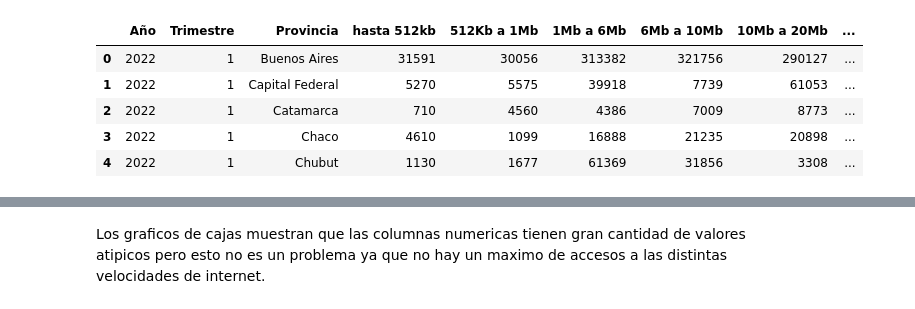
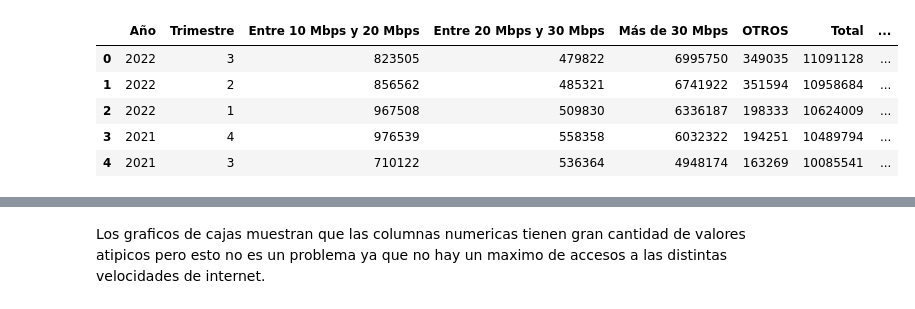
Before and after one commit to Galo0000/Analitics_Proyect, a Jupyter notebook: EDA.ipynb, the cells around one changed output, grey strips where cells are left out. Saved outputs shown, nothing was run; the diff lists cells and outputs as text; code cells hidden in the pictures.

```diff
--- a/EDA.ipynb
+++ b/EDA.ipynb
@@ -55,0 +14,3 @@ df = pd.read_pickle(f'./Internet_datasets/Acceso_Internet_Fijo_por_rangos_veloci
+# %%
+df_velocidad = pd.read_csv('./Internet_Accesos-por-velocidad.csv',delimiter=',')
+df_velocidad.head()
@@ -55,0 +46,7 @@ df = pd.read_pickle(f'./Internet_datasets/Acceso_Internet_Fijo_por_rangos_veloci
+# %%
+df_velocidad.drop(['Unnamed: 11'],axis=1,inplace=True)
+# %%
+df_velocidad[df_velocidad.columns[2:]] = df_velocidad[df_velocidad.columns[2:]].astype(str)
+df_velocidad[df_velocidad.columns[2:]] = df_velocidad[df_velocidad.columns[2:]].replace('\.', '', regex=True)
+df_velocidad[df_velocidad.columns[2:]] = df_velocidad[df_velocidad.columns[2:]].astype(int)
+df_velocidad.head()
@@ -56,9 +60,13 @@ df = pd.read_pickle(f'./Internet_datasets/Acceso_Internet_Fijo_por_rangos_veloci
+# %%
+df_velocidad['hasta 1Mbps'] = df_velocidad[df_velocidad.columns[2:4]].sum(axis=1)
+df_velocidad['1Mbps a 10Mbps'] = df_velocidad[df_velocidad.columns[4:6]].sum(axis=1)
+df_velocidad.drop(df_velocidad.columns[2:6],axis=1,inplace=True)
 # %%
-df.head()
+df_velocidad.head()
 # %% [output]
-|  | Año | Trimestre | Provincia | hasta 512kb | 512Kb a 1Mb | 1Mb a 6Mb | 6Mb a 10Mb | 10Mb a 20Mb | ... |
-| 0 | 2022 | 1 | Buenos Aires | 31591 | 30056 | 313382 | 321756 | 290127 | ... |
-| 1 | 2022 | 1 | Capital Federal | 5270 | 5575 | 39918 | 7739 | 61053 | ... |
-| 2 | 2022 | 1 | Catamarca | 710 | 4560 | 4386 | 7009 | 8773 | ... |
-| 3 | 2022 | 1 | Chaco | 4610 | 1099 | 16888 | 21235 | 20898 | ... |
-| 4 | 2022 | 1 | Chubut | 1130 | 1677 | 61369 | 31856 | 3308 | ... |
+|  | Año | Trimestre | Entre 10 Mbps y 20 Mbps | Entre 20 Mbps y 30 Mbps | Más de 30 Mbps | OTROS | Total | ... |
+| 0 | 2022 | 3 | 823505 | 479822 | 6995750 | 349035 | 11091128 | ... |
+| 1 | 2022 | 2 | 856562 | 485321 | 6741922 | 351594 | 10958684 | ... |
+| 2 | 2022 | 1 | 967508 | 509830 | 6336187 | 198333 | 10624009 | ... |
+| 3 | 2021 | 4 | 976539 | 558358 | 6032322 | 194251 | 10489794 | ... |
+| 4 | 2021 | 3 | 710122 | 536364 | 4948174 | 163269 | 10085541 | ... |
```
Also changed, not shown: parts of 81 cells of this notebook, 30 other files.
